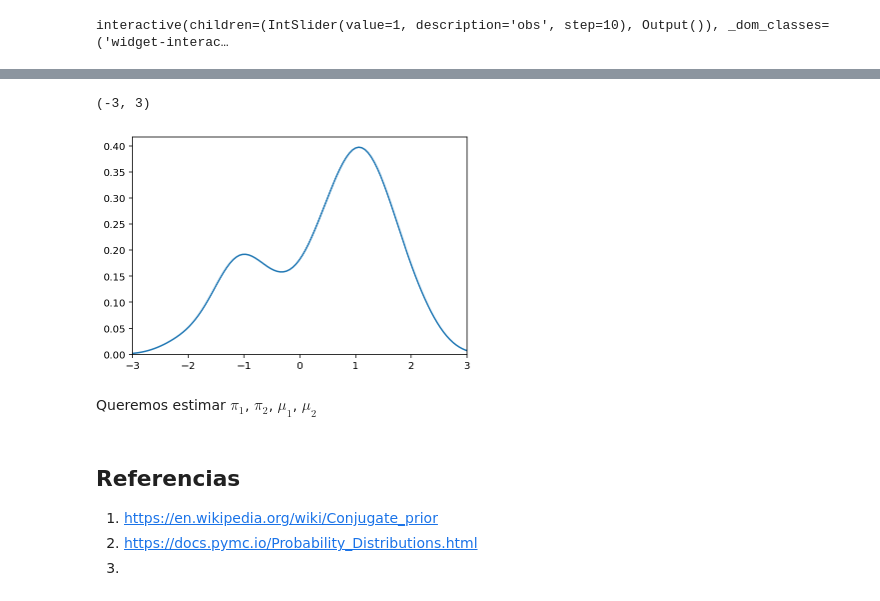
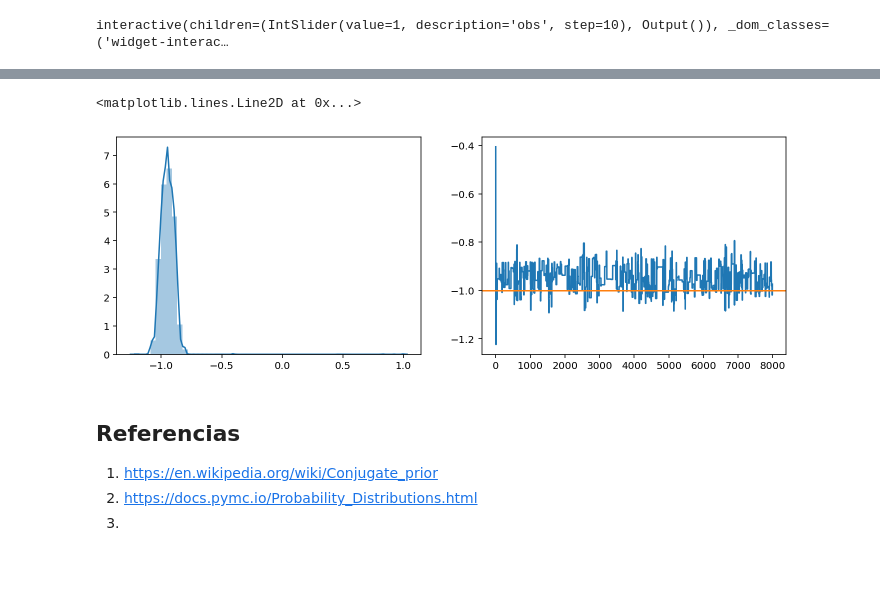
Before and after one commit to ppbto-github/estadistica-probabilidad, a Jupyter notebook: notebooks/bayesian-integration.ipynb, the cells around one changed output, grey strips where cells are left out. Drawn from its saved outputs; the diff is of its cells as text; code cells hidden in the pictures; blank space fills up the shorter version.

```diff
--- a/notebooks/bayesian-integration.ipynb
+++ b/notebooks/bayesian-integration.ipynb
@@ -94,11 +84,0 @@ $$
-# %%
-pi1, pi2 = 0.3, 0.7
-mu1, mu2 = -1, 1
-sigma = 0.6
-
-xrange = np.linspace(-3, 3, 100)
-N1 = stats.norm(loc=mu1, scale=sigma)
-N2 = stats.norm(loc=mu2, scale=sigma)
-
-px = pi1 * N1.pdf(xrange) + pi2 * N2.pdf(xrange)
-plt.plot(xrange, px)
@@ -108,15 +104,40 @@ plt.plot(xrange, px)
 # %%
-nobs = 500
+nrandom.seed(1643)
 samples = nrandom.normal(loc=mu1, scale=sigma, size=int(nobs * pi1))
-samples = np.r_[nrandom.normal(loc=mu2, scale=sigma, size=int(nobs * pi2)), samples]
-# %%
-sns.kdeplot(samples)
-plt.xlim(-3, 3)
-# %% [output]
-(-3, 3)
-[figure, removed]
-# %% [markdown]
-Queremos estimar $\pi_1$, $\pi_2$, $\mu_1$, $\mu_2$
+# %%
+mu_0 = 1s
+r_hist = []
+hist = [mu_0]
+b = 1
+
+for _ in range(8_000):
+    mu_hat = nrandom.normal(loc=mu_0, scale=b)
+
+    L_1 = stats.norm(loc=mu_0, scale=sigma).logpdf(samples).sum()
+    prior_1 =  stats.norm(loc=0, scale=10).logpdf(mu_0)
+
+    L_hat = stats.norm(loc=mu_hat, scale=sigma).logpdf(samples).sum()
+    prior_hat =  stats.norm(loc=0, scale=10).logpdf(mu_hat)
+
+    p_1 = L_1 + prior_1
+    p_hat = L_hat + prior_hat
+
+    r = np.minimum(np.exp(p_hat - p_1), 1)
+    # mu_0 = nrandom.choice([mu_hat, mu_0], p=[r, 1 - r])
+    u = nrandom.uniform()
+    mu_0 = mu_hat if u < r else mu_0
+
+    r_hist.append(r)
+    hist.append(mu_0)
+# %%
+fig, ax = plt.subplots(1, 2, figsize=(12, 4))
+
+sns.distplot(hist, ax=ax[0])
+ax[1].plot(np.array(hist)[10:])
+ax[1].axhline(y=-1, c="tab:orange")
+# %% [output]
+<matplotlib.lines.Line2D at 0x...>
+[figure, added]
 # %% [markdown]
 ## Referencias
 
```
Also changed, not shown: parts of 8 cells of this notebook.
